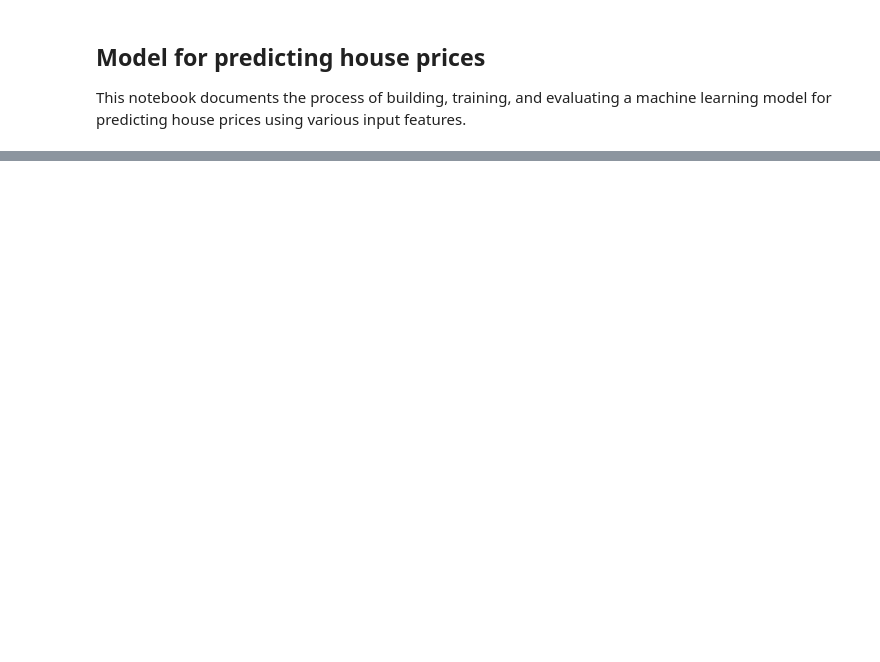
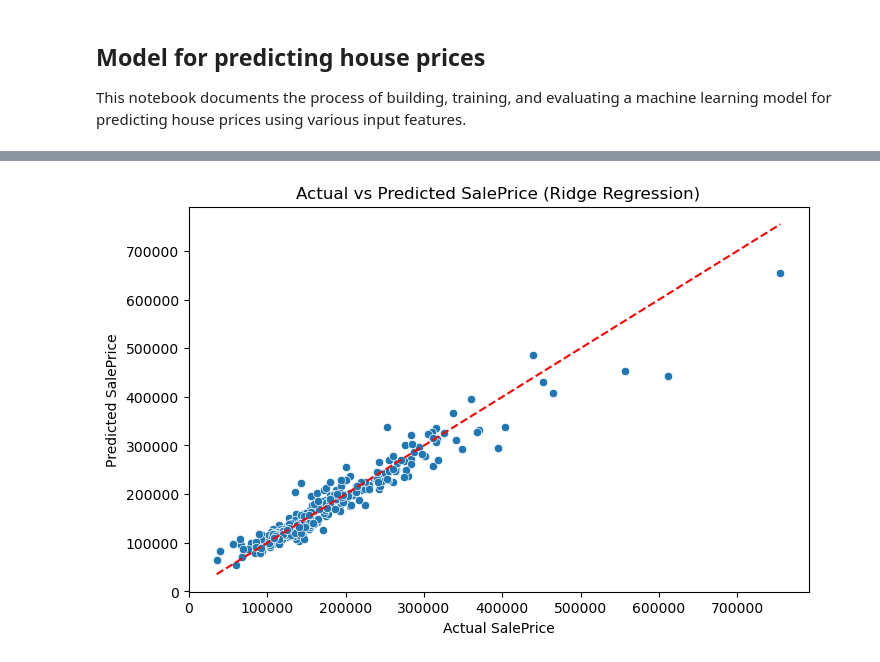
Before and after one commit to RaymussenArthur/House-Price, a Jupyter notebook: Notebooks/Modeling.ipynb, the cells around one changed output, grey strips where cells are left out. Drawn from its saved outputs; the diff is of its cells as text; code cells hidden in the pictures; blank space fills up the shorter version.

```diff
--- a/Notebooks/Modeling.ipynb
+++ b/Notebooks/Modeling.ipynb
@@ -99,0 +119,11 @@ AttributeError: 'csr_matrix' object has no attribute '_validate_params'
+# %%
+plt.figure(figsize=(8,5))
+sns.scatterplot(x=y_test_actual, y=y_pred)
+plt.plot([y_test_actual.min(), y_test_actual.max()],
+         [y_test_actual.min(), y_test_actual.max()], 'r--')
+plt.xlabel('Actual SalePrice')
+plt.ylabel('Predicted SalePrice')
+plt.title('Actual vs Predicted SalePrice (Ridge Regression)')
+plt.show()
+# %% [output]
+[figure, added]
```
Also changed, not shown: parts of 9 cells of this notebook.
